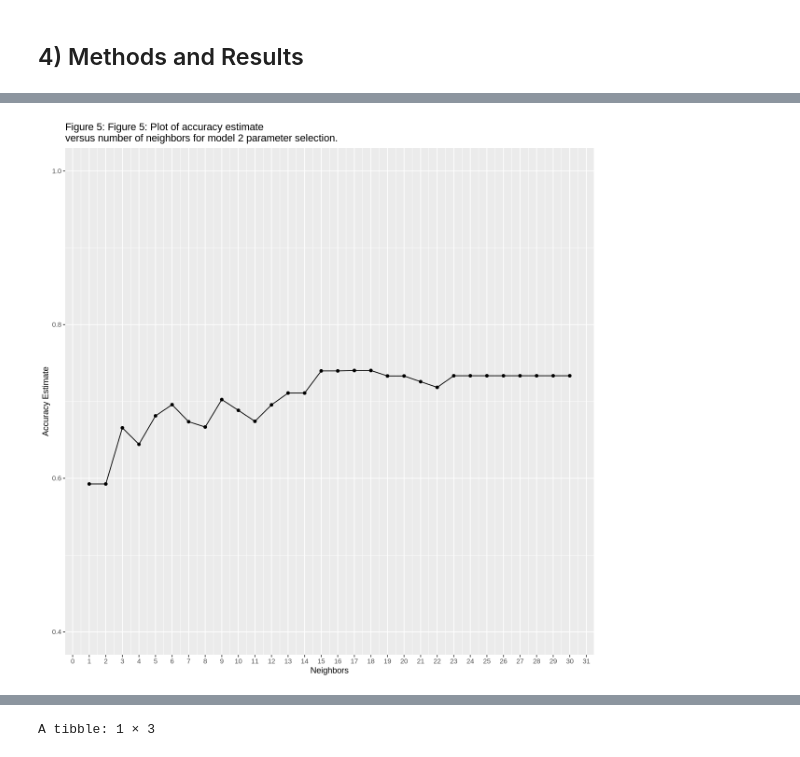
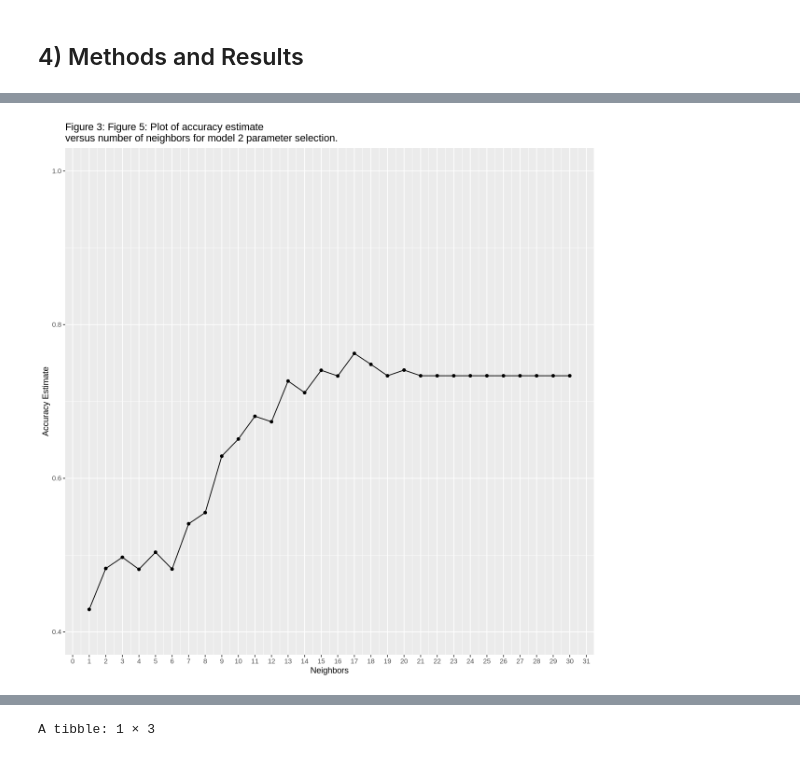
Before and after one commit to audreyw28/DSCI100-2025W1-004-42, a Jupyter notebook: final_project_report.ipynb, the cells around one changed output, grey strips where cells are left out. Drawn from its saved outputs; the diff is of its cells as text; code cells hidden in the pictures.

```diff
--- a/final_project_report.ipynb
+++ b/final_project_report.ipynb
@@ -139,11 +119,9 @@ To cater the data to answering our specific question, we will:
 - recode the `subscribe` variable into "Yes" and "No" to increase the readability of our analysis
 # %%
 players <- players |>
-    select(subscribe, Age, played_hours, experience)|>
+    select(subscribe, Age, played_hours)|>
     drop_na()|>
-    mutate(experience = factor(experience,
-                               levels = c("Beginner", "Amateur", "Regular", "Pro", "Veteran")),
-           subscribe = as_factor(subscribe),
+    mutate(subscribe = as_factor(subscribe),
            subscribe = fct_recode(subscribe, "Yes" = "TRUE", "No" = "FALSE"))
 head(players)
 # %% [output]
@@ -262,27 +204,32 @@ players_recipe1.0 <- recipe(subscribe ~ Age + played_hours + experience,
+# %%
+# create recipe
+players_recipe <- recipe(subscribe ~ Age + played_hours, data = players_train) |>
+    step_scale(all_predictors()) |>
+    step_center(all_predictors())
+
+#number of neighbors to cross validate on (UPPER LIMIT FOR NEIGHBORS = 1/5th of training set size)
+k_vals <- tibble(neighbors = seq(from = 1, to = 30, by = 1))
+
+# model specification for tuning
+knn_tune <- nearest_neighbor(weight_func = "rectangular", neighbors = tune()) |>
+    set_engine("kknn") |>
+    set_mode("classification")
+
+# number of folds
+players_vfold <- vfold_cv(players_train, v = 5, strata = subscribe)
 # %%
 set.seed(100)
 
-#number of neighbors to cross validate on (UPPER LIMIT FOR NEIGHBORS = 1/5th of training set size)
-k_vals <- tibble(neighbors = seq(from = 1, to = 30, by = 1))
-
-# model specification for tuning
-knn_tune <- nearest_neighbor(weight_func = "rectangular", neighbors = tune()) |>
-    set_engine("kknn") |>
-    set_mode("classification")
-
-# number of folds
-players_vfold <- vfold_cv(players_train, v = 5, strata = subscribe)
-
 # fit model and collect metrics dataframe
-knn_results1.0 <- workflow() |>
-       add_recipe(players_recipe1.0) |>
+knn_results_tune <- workflow() |>
+       add_recipe(players_recipe) |>
        add_model(knn_tune) |>
        tune_grid(resamples = players_vfold, grid = k_vals) |>
        collect_metrics() |>
        filter(.metric == "accuracy")
 
 # find k with highest accuracy
-best_k1 <- knn_results1.0 |>
+best_k1 <- knn_results_tune |>
         arrange(desc(mean)) |>
         head(1)
 best_k1
@@ -341,14 +241,14 @@ A tibble: 1 × 7
 # %%
 # plot of estimated accuracy versus number of neighbors
-figure_5 <- ggplot(knn_results2.0, aes(x = neighbors, y = mean))+
+figure_3 <- ggplot(knn_results_tune, aes(x = neighbors, y = mean))+
        geom_point() +
        geom_line() +
        labs(x = "Neighbors",
             y = "Accuracy Estimate",
-            title = "Figure 5: Figure 5: Plot of accuracy estimate\nversus number of neighbors for model 2 parameter selection.") +
+            title = "Figure 3: Figure 5: Plot of accuracy estimate\nversus number of neighbors for model 2 parameter selection.") +
        scale_x_continuous(breaks = seq(0, 40, by = 1)) +
        scale_y_continuous(limits = c(0.4, 1.0))
-figure_5
+figure_3
 # %% [output]
-[figure, old version]
+[figure, new version]
 # %% [markdown]
```
Also changed, not shown: parts of 28 cells of this notebook.
